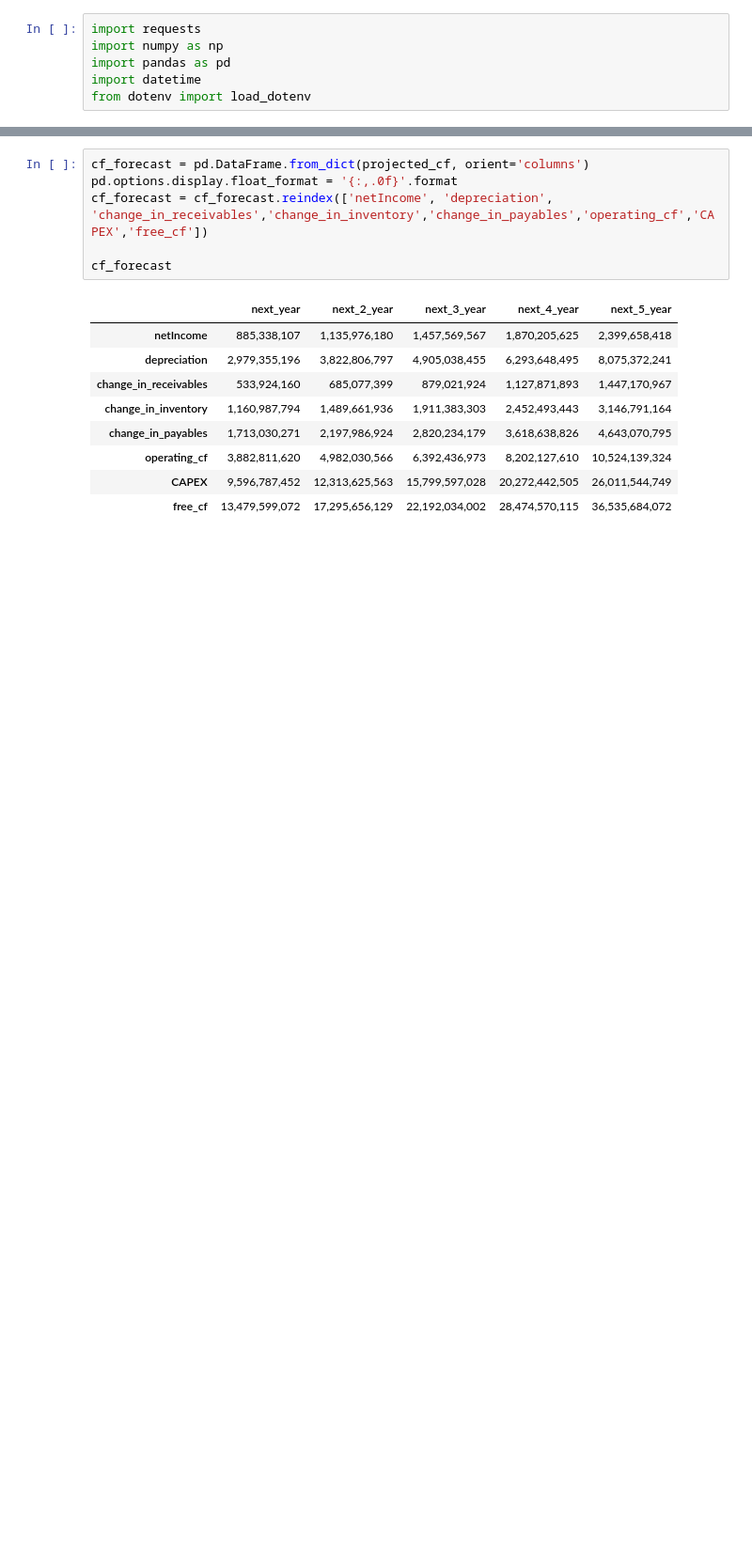
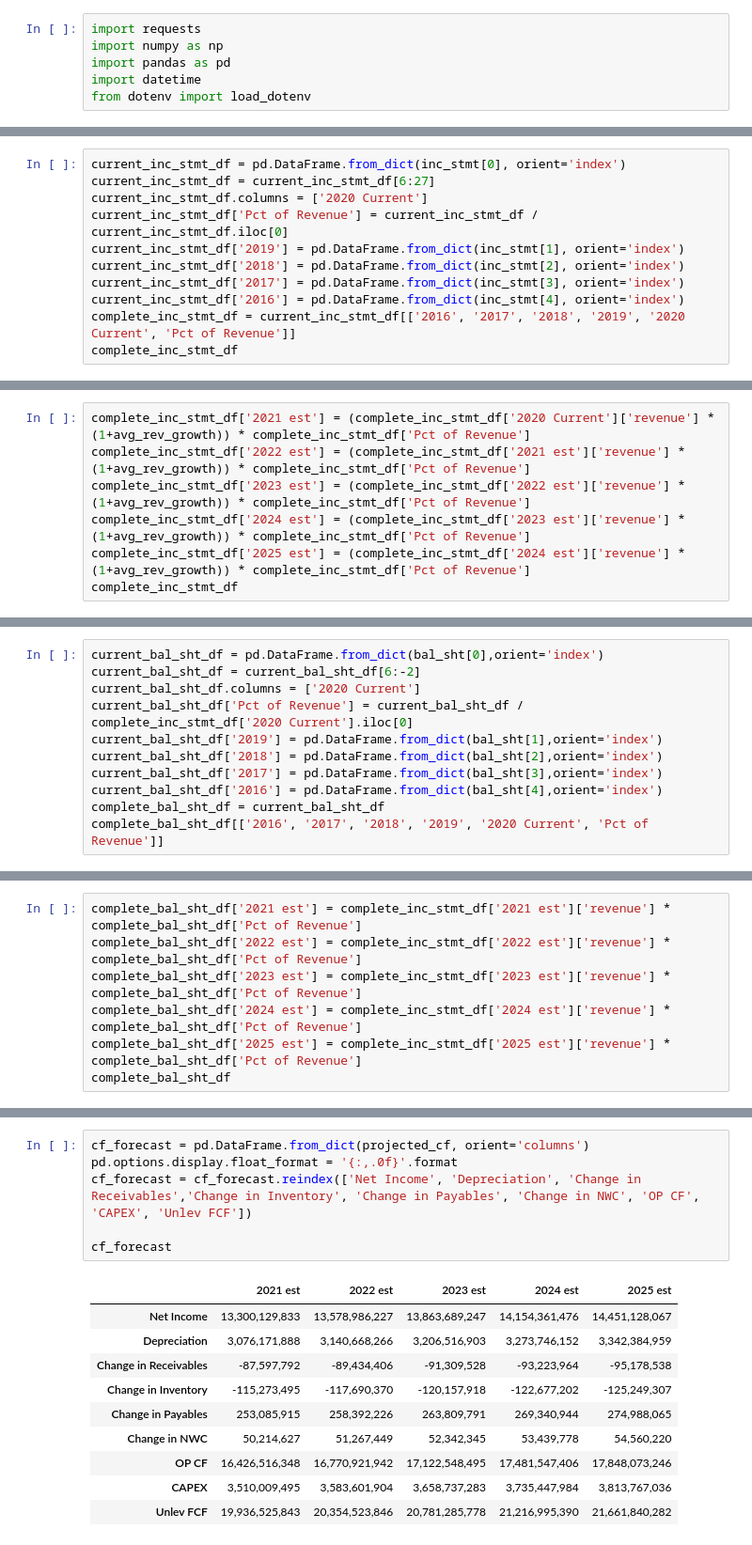
Before and after one commit to andyliang245/DCF, a Jupyter notebook: DCF Sample.ipynb, the cells around one changed output, grey strips where cells are left out. Shown: that part at 94% size. Drawn from its saved outputs; the diff is of its cells as text; blank space fills up the shorter version.

```diff
--- a/DCF Sample.ipynb
+++ b/DCF Sample.ipynb
@@ -226,0 +66,11 @@ projected_cf
+# %%
+current_inc_stmt_df = pd.DataFrame.from_dict(inc_stmt[0], orient='index')
+current_inc_stmt_df = current_inc_stmt_df[6:27]
+current_inc_stmt_df.columns = ['2020 Current']
+current_inc_stmt_df['Pct of Revenue'] = current_inc_stmt_df / current_inc_stmt_df.iloc[0]
+current_inc_stmt_df['2019'] = pd.DataFrame.from_dict(inc_stmt[1], orient='index')
+current_inc_stmt_df['2018'] = pd.DataFrame.from_dict(inc_stmt[2], orient='index')
+current_inc_stmt_df['2017'] = pd.DataFrame.from_dict(inc_stmt[3], orient='index')
+current_inc_stmt_df['2016'] = pd.DataFrame.from_dict(inc_stmt[4], orient='index')
+complete_inc_stmt_df = current_inc_stmt_df[['2016', '2017', '2018', '2019', '2020 Current', 'Pct of Revenue']]
+complete_inc_stmt_df
@@ -226,0 +95,7 @@ projected_cf
+# %%
+complete_inc_stmt_df['2021 est'] = (complete_inc_stmt_df['2020 Current']['revenue'] * (1+avg_rev_growth)) * complete_inc_stmt_df['Pct of Revenue']
+complete_inc_stmt_df['2022 est'] = (complete_inc_stmt_df['2021 est']['revenue'] * (1+avg_rev_growth)) * complete_inc_stmt_df['Pct of Revenue']
+complete_inc_stmt_df['2023 est'] = (complete_inc_stmt_df['2022 est']['revenue'] * (1+avg_rev_growth)) * complete_inc_stmt_df['Pct of Revenue']
+complete_inc_stmt_df['2024 est'] = (complete_inc_stmt_df['2023 est']['revenue'] * (1+avg_rev_growth)) * complete_inc_stmt_df['Pct of Revenue']
+complete_inc_stmt_df['2025 est'] = (complete_inc_stmt_df['2024 est']['revenue'] * (1+avg_rev_growth)) * complete_inc_stmt_df['Pct of Revenue']
+complete_inc_stmt_df
@@ -226,0 +140,11 @@ projected_cf
+# %%
+current_bal_sht_df = pd.DataFrame.from_dict(bal_sht[0],orient='index')
+current_bal_sht_df = current_bal_sht_df[6:-2]
+current_bal_sht_df.columns = ['2020 Current']
+current_bal_sht_df['Pct of Revenue'] = current_bal_sht_df / complete_inc_stmt_df['2020 Current'].iloc[0]
+current_bal_sht_df['2019'] = pd.DataFrame.from_dict(bal_sht[1],orient='index')
+current_bal_sht_df['2018'] = pd.DataFrame.from_dict(bal_sht[2],orient='index')
+current_bal_sht_df['2017'] = pd.DataFrame.from_dict(bal_sht[3],orient='index')
+current_bal_sht_df['2016'] = pd.DataFrame.from_dict(bal_sht[4],orient='index')
+complete_bal_sht_df = current_bal_sht_df
+complete_bal_sht_df[['2016', '2017', '2018', '2019', '2020 Current', 'Pct of Revenue']]
@@ -226,0 +169,7 @@ projected_cf
+# %%
+complete_bal_sht_df['2021 est'] = complete_inc_stmt_df['2021 est']['revenue'] * complete_bal_sht_df['Pct of Revenue']
+complete_bal_sht_df['2022 est'] = complete_inc_stmt_df['2022 est']['revenue'] * complete_bal_sht_df['Pct of Revenue']
+complete_bal_sht_df['2023 est'] = complete_inc_stmt_df['2023 est']['revenue'] * complete_bal_sht_df['Pct of Revenue']
+complete_bal_sht_df['2024 est'] = complete_inc_stmt_df['2024 est']['revenue'] * complete_bal_sht_df['Pct of Revenue']
+complete_bal_sht_df['2025 est'] = complete_inc_stmt_df['2025 est']['revenue'] * complete_bal_sht_df['Pct of Revenue']
+complete_bal_sht_df
@@ -227,16 +280,17 @@ projected_cf
 # %%
 cf_forecast = pd.DataFrame.from_dict(projected_cf, orient='columns')
 pd.options.display.float_format = '{:,.0f}'.format
-cf_forecast = cf_forecast.reindex(['netIncome', 'depreciation', 'change_in_receivables','change_in_inventory','change_in_payables','operating_cf','CAPEX','free_cf'])
+cf_forecast = cf_forecast.reindex(['Net Income', 'Depreciation', 'Change in Receivables','Change in Inventory', 'Change in Payables', 'Change in NWC', 'OP CF', 'CAPEX', 'Unlev FCF'])
 
 cf_forecast
 # %% [output]
-|  | next_year | next_2_year | next_3_year | next_4_year | next_5_year |
-| netIncome | 885,338,107 | 1,135,976,180 | 1,457,569,567 | 1,870,205,625 | 2,399,658,418 |
-| depreciation | 2,979,355,196 | 3,822,806,797 | 4,905,038,455 | 6,293,648,495 | 8,075,372,241 |
-| change_in_receivables | 533,924,160 | 685,077,399 | 879,021,924 | 1,127,871,893 | 1,447,170,967 |
-| change_in_inventory | 1,160,987,794 | 1,489,661,936 | 1,911,383,303 | 2,452,493,443 | 3,146,791,164 |
-| change_in_payables | 1,713,030,271 | 2,197,986,924 | 2,820,234,179 | 3,618,638,826 | 4,643,070,795 |
-| operating_cf | 3,882,811,620 | 4,982,030,566 | 6,392,436,973 | 8,202,127,610 | 10,524,139,324 |
-| CAPEX | 9,596,787,452 | 12,313,625,563 | 15,799,597,028 | 20,272,442,505 | 26,011,544,749 |
-| free_cf | 13,479,599,072 | 17,295,656,129 | 22,192,034,002 | 28,474,570,115 | 36,535,684,072 |
+|  | 2021 est | 2022 est | 2023 est | 2024 est | 2025 est |
+| Net Income | 13,300,129,833 | 13,578,986,227 | 13,863,689,247 | 14,154,361,476 | 14,451,128,067 |
+| Depreciation | 3,076,171,888 | 3,140,668,266 | 3,206,516,903 | 3,273,746,152 | 3,342,384,959 |
+| Change in Receivables | -87,597,792 | -89,434,406 | -91,309,528 | -93,223,964 | -95,178,538 |
+| Change in Inventory | -115,273,495 | -117,690,370 | -120,157,918 | -122,677,202 | -125,249,307 |
+| Change in Payables | 253,085,915 | 258,392,226 | 263,809,791 | 269,340,944 | 274,988,065 |
+| Change in NWC | 50,214,627 | 51,267,449 | 52,342,345 | 53,439,778 | 54,560,220 |
+| OP CF | 16,426,516,348 | 16,770,921,942 | 17,122,548,495 | 17,481,547,406 | 17,848,073,246 |
+| CAPEX | 3,510,009,495 | 3,583,601,904 | 3,658,737,283 | 3,735,447,984 | 3,813,767,036 |
+| Unlev FCF | 19,936,525,843 | 20,354,523,846 | 20,781,285,778 | 21,216,995,390 | 21,661,840,282 |
```
Also changed, not shown: parts of 16 cells of this notebook.
